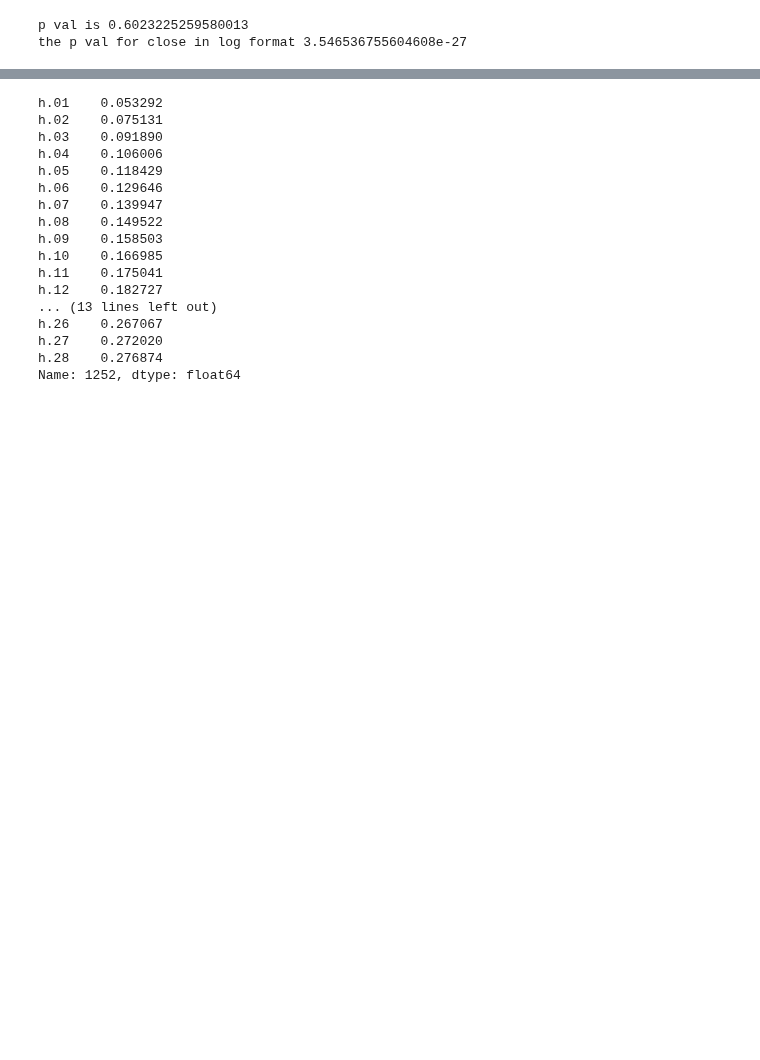
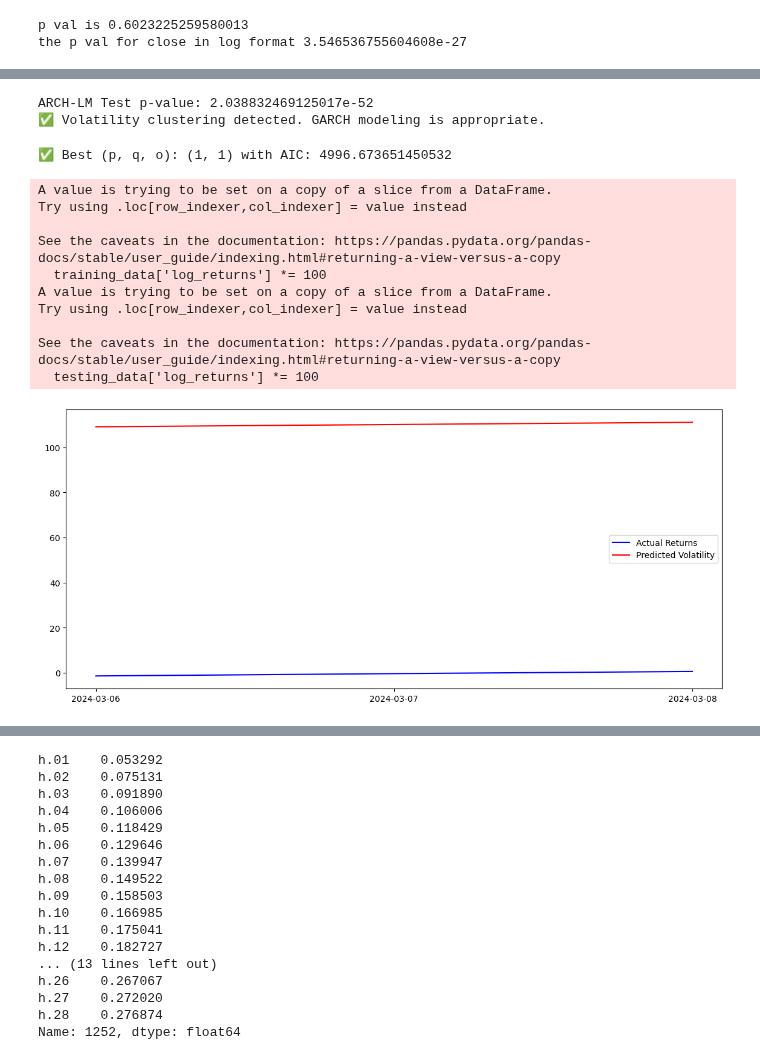
Before and after one commit to lucaluisadjei/pythongermanstocks, a Jupyter notebook: etl_v2.ipynb, the cells around one changed output, grey strips where cells are left out. Drawn from its saved outputs; the diff is of its cells as text; code cells hidden in the pictures; blank space fills up the shorter version.

Commit message:
GARCH IS HELL, GUYS

```diff
--- a/etl_v2.ipynb
+++ b/etl_v2.ipynb
@@ -315,0 +269,71 @@ plt.plot(testing_data['Date'], volatility_forecast, color='red')
+# %%
+training_data=bmw[bmw['Date']<'2024-03-05' ]
+testing_data=bmw[bmw['Date']>'2024-03-05' ]
+
+from statsmodels.stats.diagnostic import het_arch
+
+lm_test = het_arch(training_data['log_returns'])
+print(f'ARCH-LM Test p-value: {lm_test[1]}')
+
+if lm_test[1] > 0.05:
+    print("⚠️ No strong volatility clustering. GARCH may not be needed.")
+else:
+    print("✅ Volatility clustering detected. GARCH modeling is appropriate.")
+# %% [output]
+ARCH-LM Test p-value: 2.038832469125017e-52
+✅ Volatility clustering detected. GARCH modeling is appropriate.
+# %%
+## Optimize p, q, and o for best AIC
+best_aic = float("inf")
+best_pqo = None
+
+for p in range(1, 6):  # Reduce search range for speed
+    for q in range(1, 6):
+        try:
+            model = arch_model(training_data['log_returns'], mean='Constant', vol='GARCH', p=p, q=q, o=o, dist='t').fit(disp='off')
+            if model.aic < best_aic:
+                 best_aic = model.aic
+                 best_pqo = (p, q)
+        except:
+            continue
+print(f"✅ Best (p, q, o): {best_pqo} with AIC: {best_aic}")
+# %% [output]
+✅ Best (p, q, o): (1, 1) with AIC: 4996.673651450532
+# %%
+import numpy as np
+import matplotlib.pyplot as plt
+from arch import arch_model
+
+# Rescale if necessary
+training_data['log_returns'] *= 100
+testing_data['log_returns'] *= 100
+
+# Train optimized model
+bmw_garch_model = arch_model(training_data['log_returns'], mean='Constant', vol='GARCH', p=1, q=1, dist='t').fit(disp='off')
+
+# Generate forecasts (shorter horizon)
+forecast_values = bmw_garch_model.forecast(horizon=3)
+volatility_forecast = np.sqrt(forecast_values.variance.iloc[-1])  # Convert variance to standard deviation
+
+# Rescale forecasted volatility
+scaling_factor = testing_data['log_returns'].std() / volatility_forecast.std()
+volatility_forecast *= scaling_factor
+
+# Align forecast with testing data
+plt.figure(figsize=(14,6))
+plt.plot(testing_data['Date'], testing_data['log_returns'], label="Actual Returns", color='blue')
+plt.plot(testing_data['Date'][:len(volatility_forecast)], volatility_forecast.values, label="Predicted Volatility", color='red')
+plt.legend()
+plt.show()
+# %% [output]
+A value is trying to be set on a copy of a slice from a DataFrame.
+Try using .loc[row_indexer,col_indexer] = value instead
+
+See the caveats in the documentation: https://pandas.pydata.org/pandas-docs/stable/user_guide/indexing.html#returning-a-view-versus-a-copy
+  training_data['log_returns'] *= 100
+A value is trying to be set on a copy of a slice from a DataFrame.
+Try using .loc[row_indexer,col_indexer] = value instead
+
+See the caveats in the documentation: https://pandas.pydata.org/pandas-docs/stable/user_guide/indexing.html#returning-a-view-versus-a-copy
+  testing_data['log_returns'] *= 100
+[figure, added]
```
Also changed, not shown: parts of 6 cells of this notebook.
